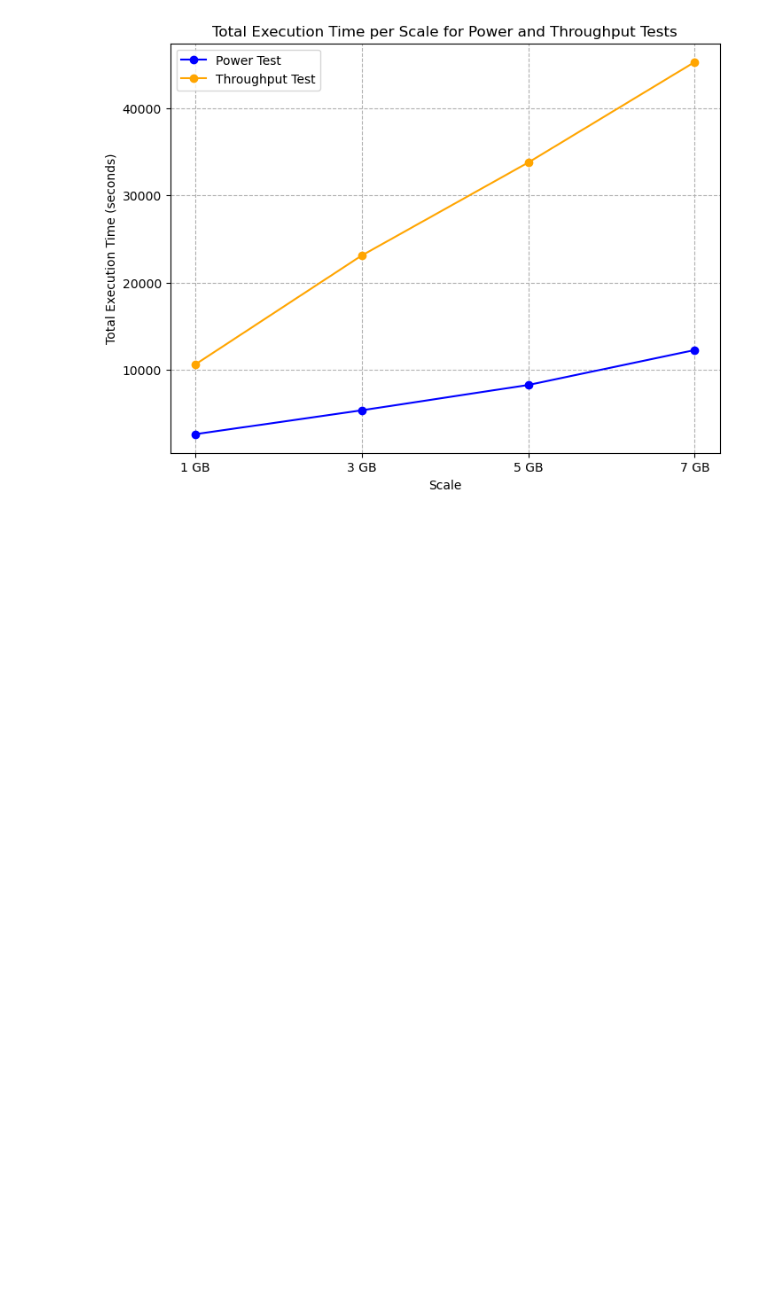
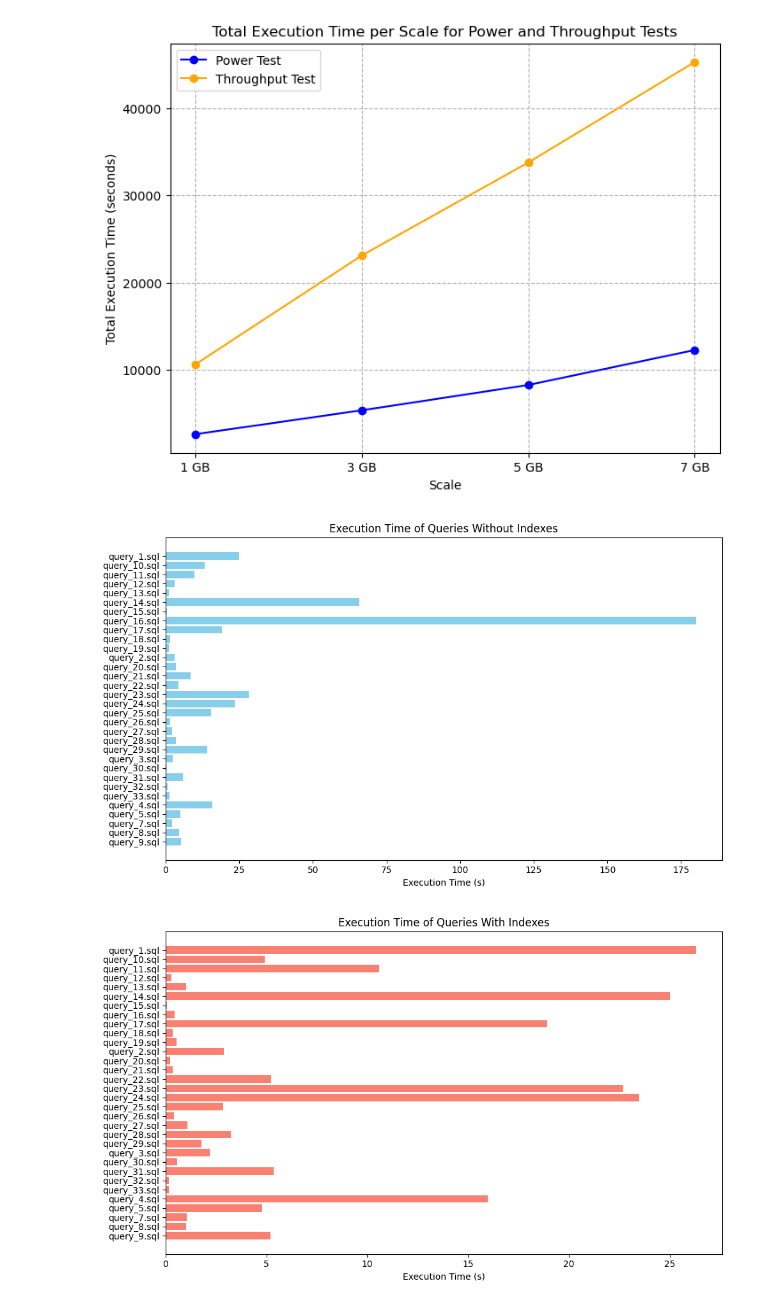
Before and after one commit to anoubiss/TPC-DS_SQLITE, a Jupyter notebook: plots.ipynb, the cells around one changed output. Cells and saved outputs as stored; diff of their text form; code cells hidden in the pictures; blank space fills up the shorter version.

```diff
--- a/plots.ipynb
+++ b/plots.ipynb
@@ -413,3 +413,50 @@ df_throughput_test = aggregate_test_data(throughput_test_files, test_type='throu
 plot_total_execution_times(df_power_test, df_throughput_test, 'power_vs_throughput_total_time.png')
 # %% [output]
 [figure]
+# %%
+import matplotlib.pyplot as plt
+import csv
+
+# Function to plot the results
+def plot_results(no_index_times, index_times):
+    query_files = list(no_index_times.keys())
+    no_index_vals = [no_index_times[q] for q in query_files]
+    index_vals = [index_times[q] for q in query_files]
+
+    # Plot without index
+    plt.figure(figsize=(10, 6))
+    plt.barh(query_files, no_index_vals, color='skyblue')
+    plt.xlabel("Execution Time (s)")
+    plt.title("Execution Time of Queries Without Indexes")
+    plt.gca().invert_yaxis()  # Invert y-axis for better readability
+    plt.tight_layout()
+    plt.show()
+
+    # Plot with index
+    plt.figure(figsize=(10, 6))
+    plt.barh(query_files, index_vals, color='salmon')
+    plt.xlabel("Execution Time (s)")
+    plt.title("Execution Time of Queries With Indexes")
+    plt.gca().invert_yaxis()  # Invert y-axis for better readability
+    plt.tight_layout()
+    plt.show()
+
+# Read the CSV file and store the times in dictionaries
+no_index_times = {}
+index_times = {}
+
+with open('index_test_results.csv', 'r') as csvfile:
+    reader = csv.reader(csvfile)
+    next(reader)  # Skip the header row
+    for row in reader:
+        query = row[0]
+        no_index_time = float(row[1])
+        index_time = float(row[2])
+        no_index_times[query] = no_index_time
+        index_times[query] = index_time
+
+# Call the function to plot the results
+plot_results(no_index_times, index_times)
+# %% [output]
+[figure, added]
+[figure, added]
```
